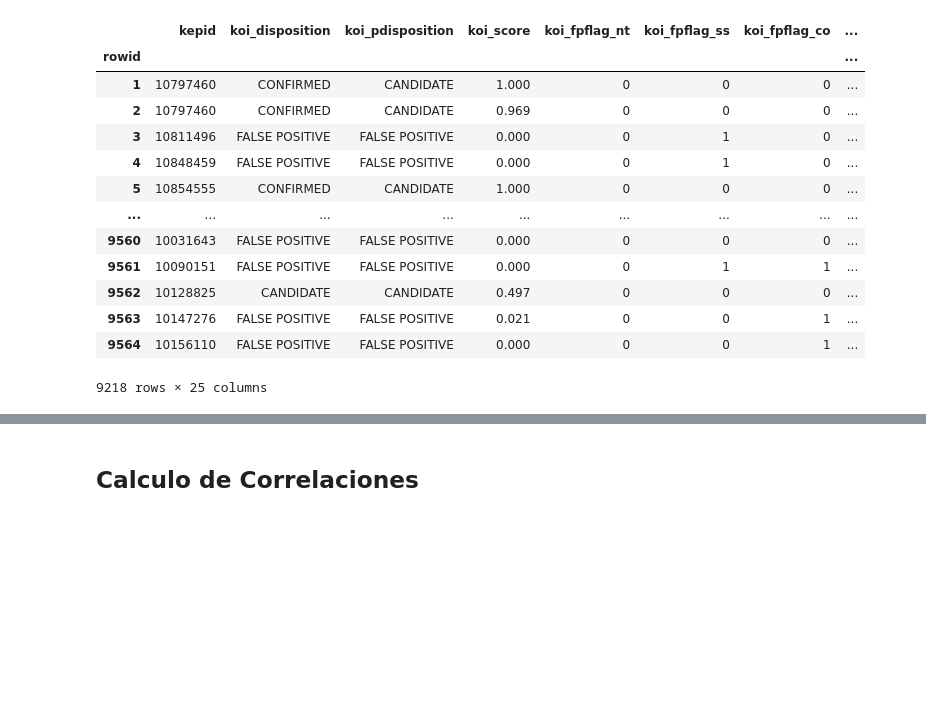
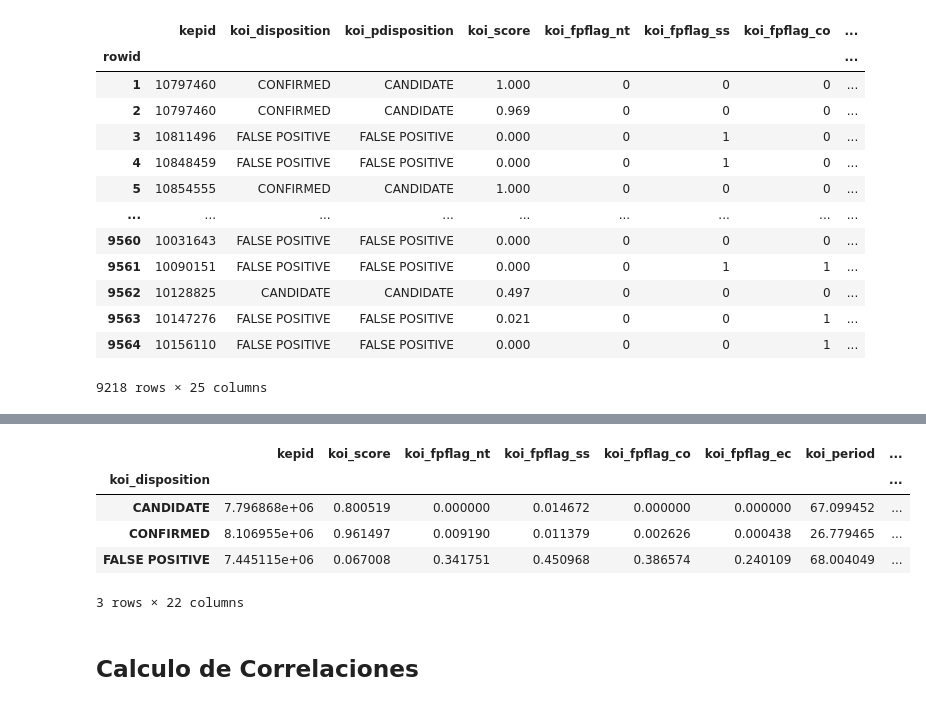
Before and after one commit to lvalencia232/KeplerExoplanet, a Jupyter notebook: kepler_exoplanet.ipynb, the cells around one changed output, grey strips where cells are left out. Saved outputs shown, nothing was run; the diff lists cells and outputs as text; code cells hidden in the pictures; blank space fills up the shorter version.

```diff
--- a/kepler_exoplanet.ipynb
+++ b/kepler_exoplanet.ipynb
@@ -365,3 +523,15 @@ df_copy2
+# %%
+#Calculamos estadísticas por grupo sin problemas
+group_stats = df_group.groupby('koi_disposition').mean(numeric_only=True)
+
+group_stats
+# %% [output]
+|  | kepid | koi_score | koi_fpflag_nt | koi_fpflag_ss | koi_fpflag_co | koi_fpflag_ec | koi_period | ... |
+| koi_disposition |  |  |  |  |  |  |  | ... |
+| CANDIDATE | 7.796868e+06 | 0.800519 | 0.000000 | 0.014672 | 0.000000 | 0.000000 | 67.099452 | ... |
+| CONFIRMED | 8.106955e+06 | 0.961497 | 0.009190 | 0.011379 | 0.002626 | 0.000438 | 26.779465 | ... |
+| FALSE POSITIVE | 7.445115e+06 | 0.067008 | 0.341751 | 0.450968 | 0.386574 | 0.240109 | 68.004049 | ... |
+3 rows × 22 columns
 # %% [markdown]
 ## Calculo de Correlaciones
 # %%
```
Also changed, not shown: parts of 15 cells of this notebook.
